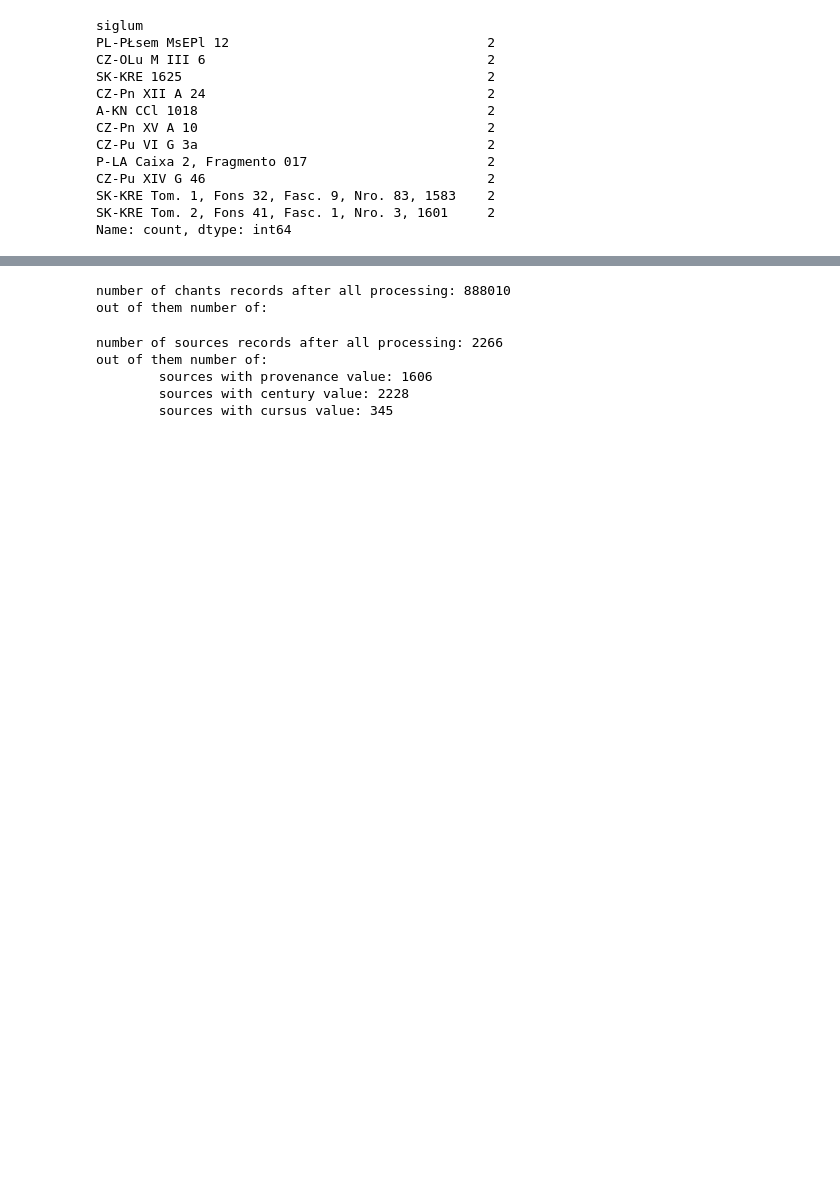
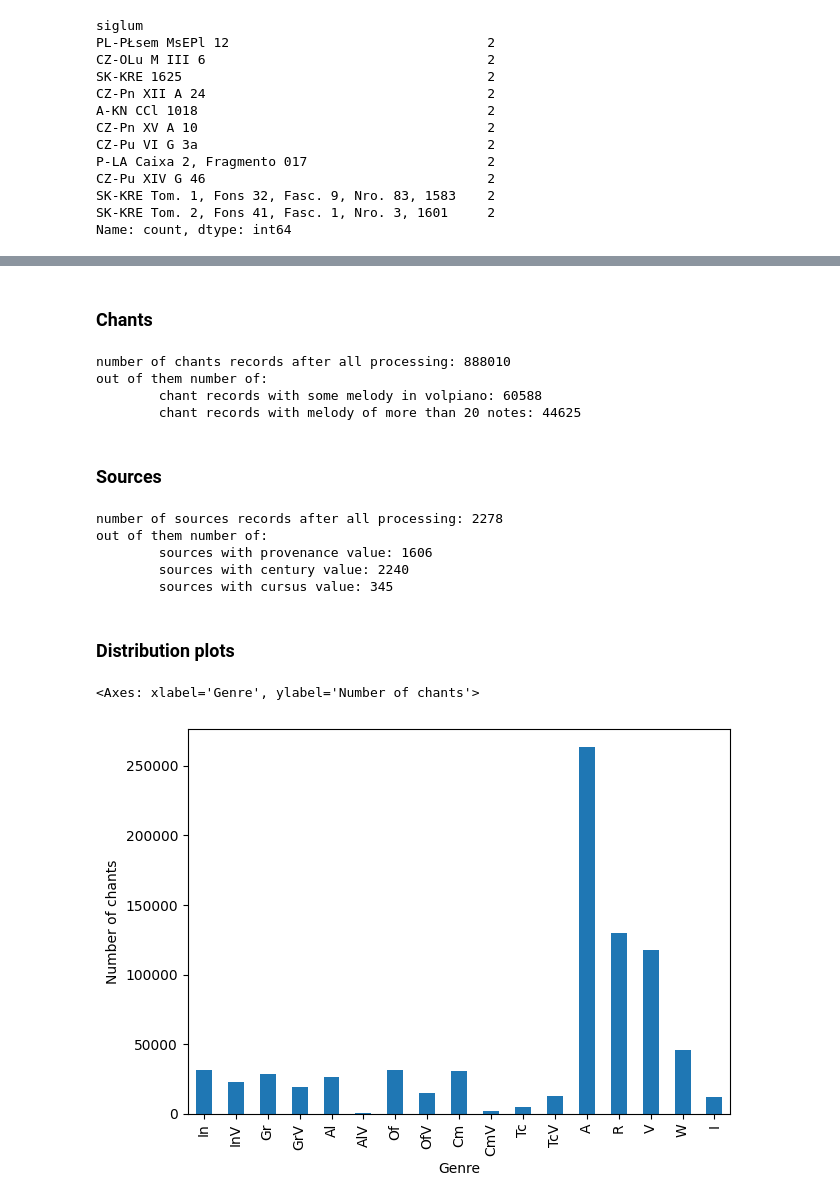
Before and after one commit to dact-chant/PyCantus, a Jupyter notebook: cantuscorpus_1.0/get_dataset_from_scrapes.ipynb, the cells around one changed output, grey strips where cells are left out. Cells and saved outputs as stored; diff of their text form; code cells hidden in the pictures; blank space fills up the shorter version.

Commit message:
doc: final steps in CantusCorpus construction and documentation #13

```diff
--- a/cantuscorpus_1.0/get_dataset_from_scrapes.ipynb
+++ b/cantuscorpus_1.0/get_dataset_from_scrapes.ipynb
@@ -23,6 +34,6 @@ import os
 # %%
-CHANTS_DIR_PATH = 'data/chants' # Rename to fit your directory structure
-CHANTS_CSV_PATH = 'data/chants/all_chants.csv' # Rename to fit your directory structure
-SOURCES_CSV_PATH = 'data/sources.csv' # Rename to fit your directory structure
+CHANTS_DIR_PATH = 'cantuscorpus_1.0/chants_by_genre' # Rename to fit your directory structure or fit your structure into this
+CHANTS_CSV_PATH = 'cantuscorpus_1.0/chants.csv' # Rename to fit your directory structure or fit your structure into this
+SOURCES_CSV_PATH = 'cantuscorpus_1.0/sources.csv' # Rename to fit your directory structure or fit your structure into this
 # %%
 # Read static files
@@ -593,12 +612,21 @@ Here we computed basic statistics about our dataset.
 # %%
 chants = pd.read_csv(CHANTS_CSV_PATH[:-4]+'_processed.csv', dtype=str)
 sources = pd.read_csv(SOURCES_CSV_PATH[:-4]+'_processed.csv', dtype=str)
+# %% [markdown]
+### Chants
 # %%
+from utils import clean_volpiano
 print('number of chants records after all processing:', len(chants))
 print('out of them number of:')
+print('\tchant records with some melody in volpiano:', len(chants['volpiano'].dropna()))
+print('\tchant records with melody of more than 20 notes:', chants['volpiano'].dropna().apply(lambda x: len(clean_volpiano(x)) >= 20).sum())
 # %% [output]
 number of chants records after all processing: 888010
 out of them number of:
+        chant records with some melody in volpiano: 60588
+        chant records with melody of more than 20 notes: 44625
+# %% [markdown]
+### Sources
 # %%
 print('number of sources records after all processing:', len(sources))
 print('out of them number of:')
@@ -606,8 +634,19 @@ print('\tsources with provenance value:', len(sources[sources['provenance'].notn
 print('\tsources with century value:', len(sources[sources['century'].notna()]))
 print('\tsources with cursus value:', len(sources[sources['cursus'].notna()]) - len(sources[sources['cursus'] == 'unknown']))
 # %% [output]
-number of sources records after all processing: 2266
+number of sources records after all processing: 2278
 out of them number of:
         sources with provenance value: 1606
-        sources with century value: 2228
+        sources with century value: 2240
         sources with cursus value: 345
+# %% [markdown]
+### Distribution plots
+# %%
+# Plot distribution of chants in selected main genres
+GENRES_MASS_PROPERS = ['In', 'InV', 'Gr', 'GrV', 'Al', 'AlV', 'Of', 'OfV', 'Cm', 'CmV', 'Tc', 'TcV']
+GENRES_OFFICE = ['A', 'R', 'V', 'W', 'I']
+MAIN_GENRES = GENRES_MASS_PROPERS + GENRES_OFFICE
+chants['genre'].value_counts().loc[MAIN_GENRES].plot(kind='bar', xlabel='Genre', ylabel='Number of chants', figsize=(7, 5))
+# %% [output]
+<Axes: xlabel='Genre', ylabel='Number of chants'>
+[figure, added]
```
Also changed, not shown: parts of 57 cells of this notebook, 8 other files.
